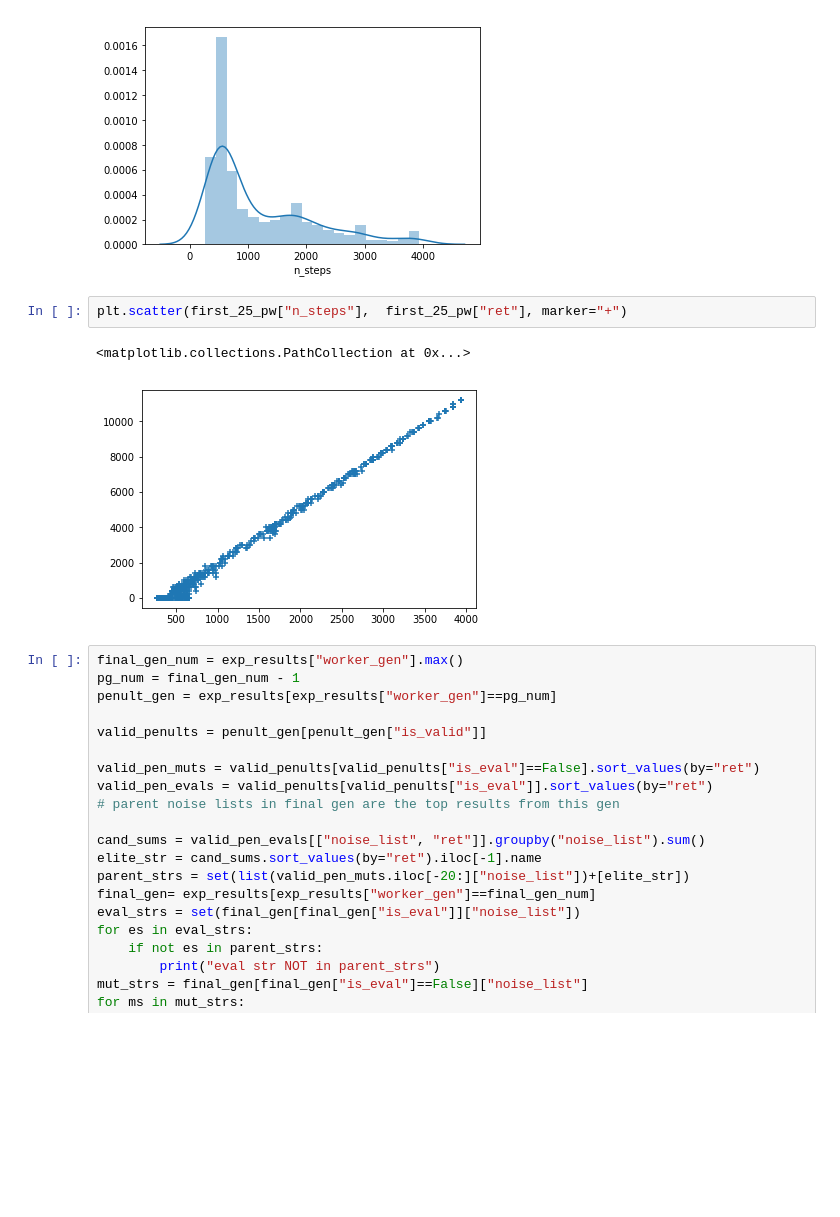
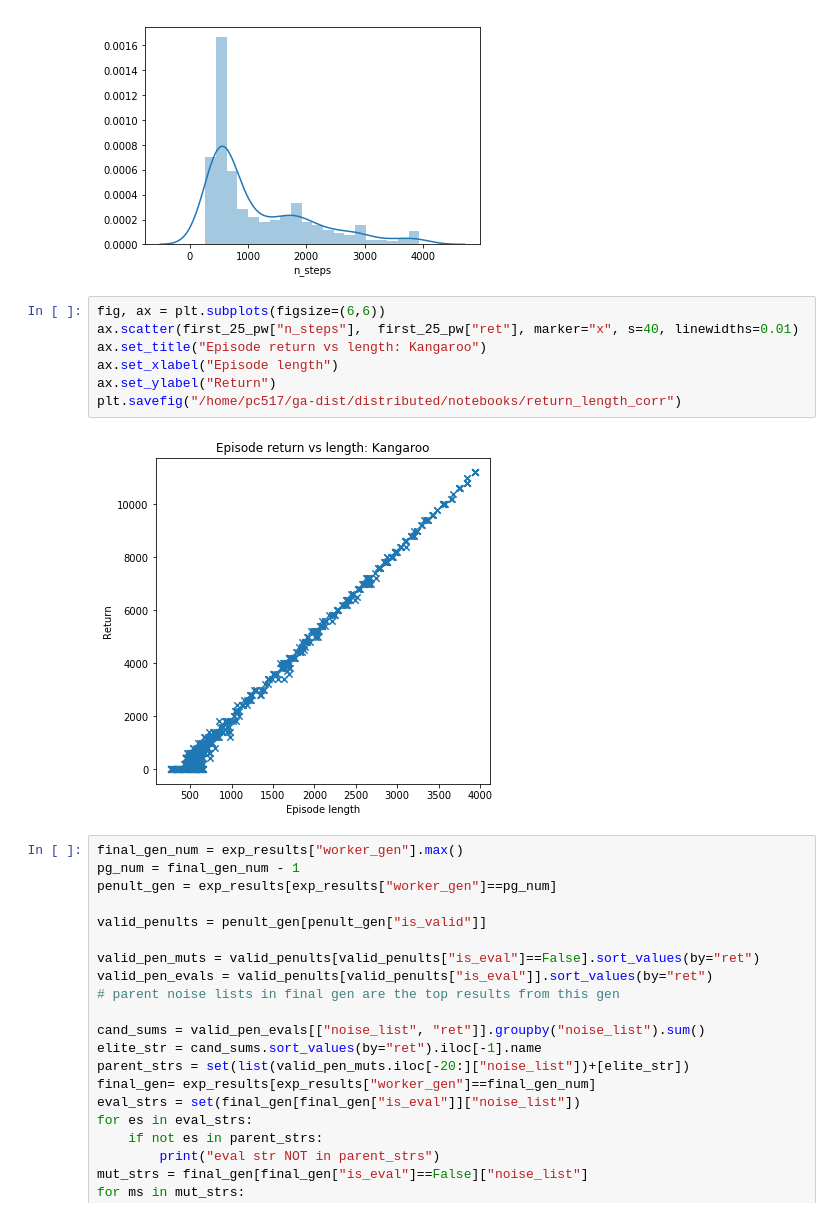
Before and after one commit to boyentenbi/ga-dist, a Jupyter notebook: distributed/notebooks/inspect_lengths.ipynb, the cells around one changed output. Cells and saved outputs as stored; diff of their text form; blank space fills up the shorter version.

Commit message:
images

```diff
--- a/distributed/notebooks/inspect_lengths.ipynb
+++ b/distributed/notebooks/inspect_lengths.ipynb
@@ -74,11 +74,15 @@ print("Actual experiment, all lengths")
 700
 Actual experiment, all lengths
 [figure]
-# %%
-plt.scatter(first_25_pw["n_steps"],  first_25_pw["ret"], marker="+")
-# %% [output]
-<matplotlib.collections.PathCollection at 0x...>
-[figure, removed]
+# %%
+fig, ax = plt.subplots(figsize=(6,6))
+ax.scatter(first_25_pw["n_steps"],  first_25_pw["ret"], marker="x", s=40, linewidths=0.01)
+ax.set_title("Episode return vs length: Kangaroo")
+ax.set_xlabel("Episode length")
+ax.set_ylabel("Return")
+plt.savefig("/home/pc517/ga-dist/distributed/notebooks/return_length_corr")
+# %% [output]
+[figure, added]
 # %%
 final_gen_num = exp_results["worker_gen"].max()
 pg_num = final_gen_num - 1
```
Also changed, not shown: 2 other files.
